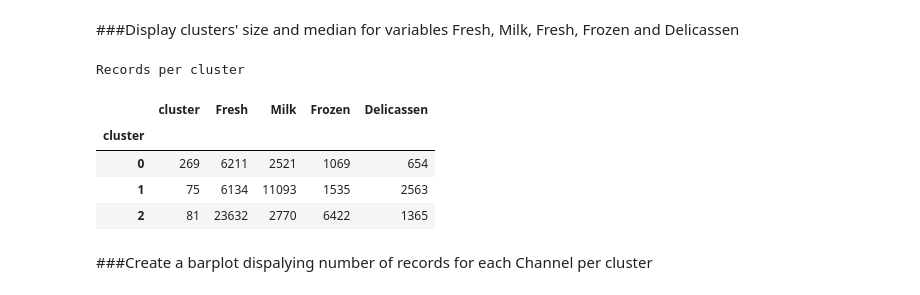
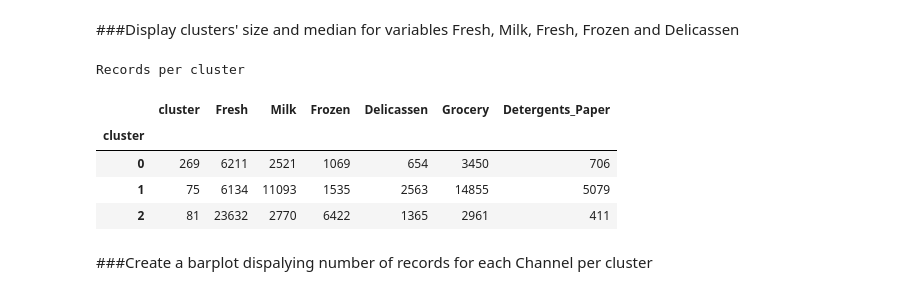
Before and after one commit to dpanagop/ML_and_AI_examples, a Jupyter notebook: Customer_segmentation.ipynb, the cells around one changed output. Cells and saved outputs as stored; diff of their text form; code cells hidden in the pictures.

```diff
--- a/Customer_segmentation.ipynb
+++ b/Customer_segmentation.ipynb
@@ -219,15 +219,15 @@ dat.head()
 # %%
 print('Records per cluster')
 #dat.groupby('cluster')['cluster'].count()
 dat.groupby('cluster').agg({"cluster":"count",
-                            "Fresh":"median","Milk":"median","Fresh":"median","Frozen":"median","Fresh":"median","Delicassen":"median"})
+                            "Fresh":"median","Milk":"median","Fresh":"median","Frozen":"median","Fresh":"median","Delicassen":"median","Grocery":"median","Detergents_Paper":"median"})
 # %% [output]
 Records per cluster
-|  | cluster | Fresh | Milk | Frozen | Delicassen |
-| cluster |  |  |  |  |  |
-| 0 | 269 | 6211 | 2521 | 1069 | 654 |
-| 1 | 75 | 6134 | 11093 | 1535 | 2563 |
-| 2 | 81 | 23632 | 2770 | 6422 | 1365 |
+|  | cluster | Fresh | Milk | Frozen | Delicassen | Grocery | Detergents_Paper |
+| cluster |  |  |  |  |  |  |  |
+| 0 | 269 | 6211 | 2521 | 1069 | 654 | 3450 | 706 |
+| 1 | 75 | 6134 | 11093 | 1535 | 2563 | 14855 | 5079 |
+| 2 | 81 | 23632 | 2770 | 6422 | 1365 | 2961 | 411 |
 # %% [markdown]
 ###Create a barplot dispalying number of records for each Channel per cluster
 # %%
```
